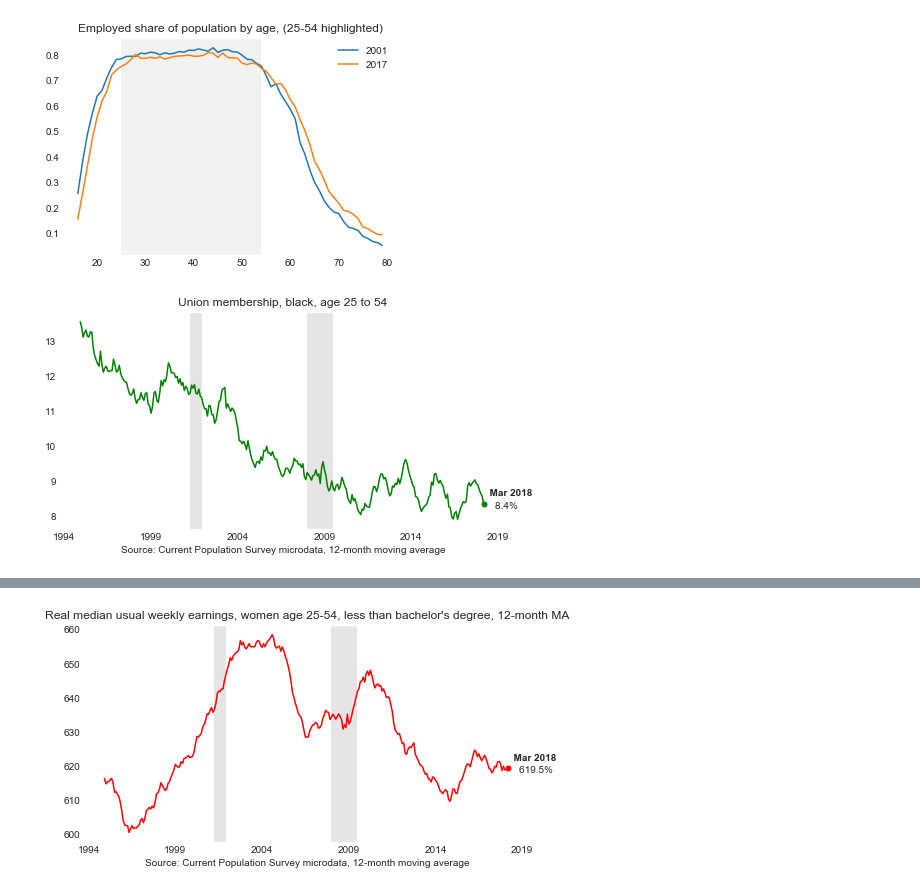
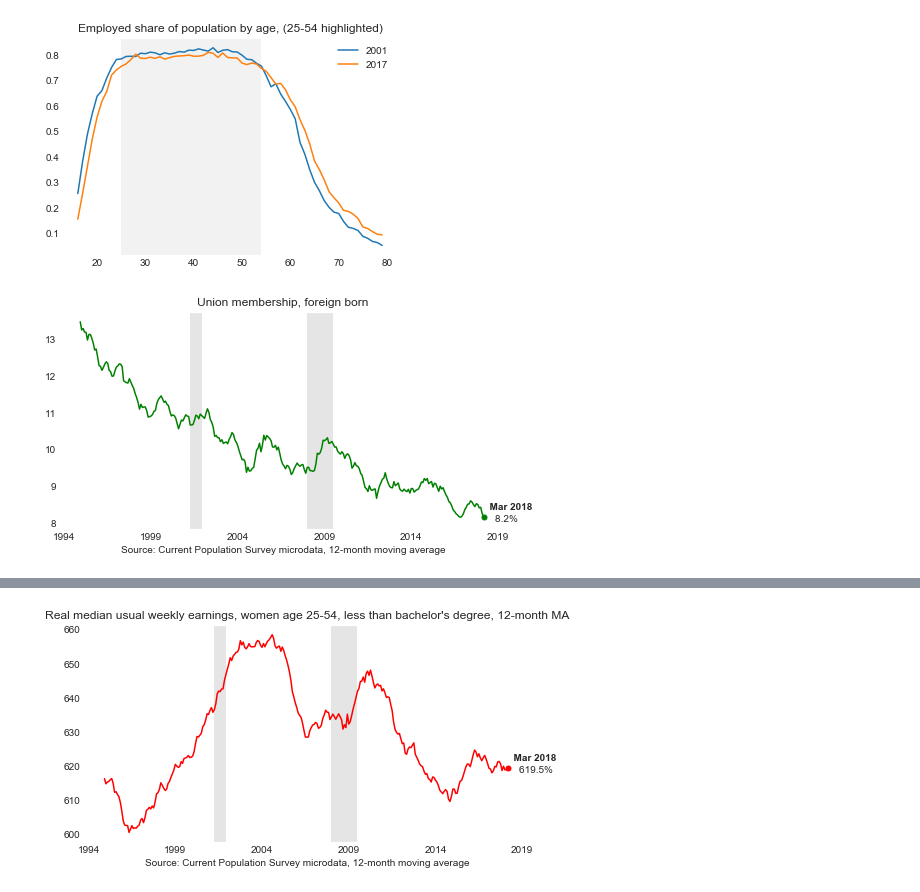
Before and after one commit to bdecon/econ_data, a Jupyter notebook: micro/CPS_Labor_Market_Grapher.ipynb, the cells around one changed output, grey strips where cells are left out. Drawn from its saved outputs; the diff is of its cells as text; code cells hidden in the pictures.

```diff
--- a/micro/CPS_Labor_Market_Grapher.ipynb
+++ b/micro/CPS_Labor_Market_Grapher.ipynb
@@ -76,6 +76,11 @@ def get_cps_data(filters, calc_type, decile=0.5, rtype='share'):
                     lf = np.where(df['PREMPNOT'].isin([1, 2]), 1, 0)
                     unrt = (df['PWSSWGT'] * lf).sum() / (df['PWSSWGT']).sum()
                     data[pd.to_datetime(f'{year}-{month}-01')] = unrt * 100
+                if calc_type == 'resp':
+                    same = np.where(df['PUIODP1']==1, 1, 0)
+                    resp = np.where((df['PUIODP1']==1) & (df['PUIODP2']==1), 1, 0)
+                    resh = (df['PWSSWGT'] * resp).sum() / (df['PWSSWGT'] * same).sum()
+                    data[pd.to_datetime(f'{year}-{month}-01')] = resh * 100
                 if calc_type == 'total':
                     if rtype == 'level':
                         tot = (df['PWSSWGT'] / 100000000).sum() / 100
@@ -172,10 +177,10 @@ def labor_mkt_grapher(title, data, color, decimals=1):
                       fontweight='bold')
 # %%
 # Calculate total group size (millions)
-filters = 'PRTAGE > 15 and PRTAGE < 35 and PRDTRACE == 2'
+filters = 'PRTAGE > 15 and PRCITSHP > 3'
 calc_type = 'union'
-title = 'Union membership, black, age 25 to 54'
+title = 'Union membership, foreign born'
 data = get_cps_data(filters, calc_type)
 labor_mkt_grapher(title, data, 'green')
 # %% [output]
-[figure, old version]
+[figure, new version]
```
Also changed, not shown: parts of 2 cells of this notebook, 3 other files.
